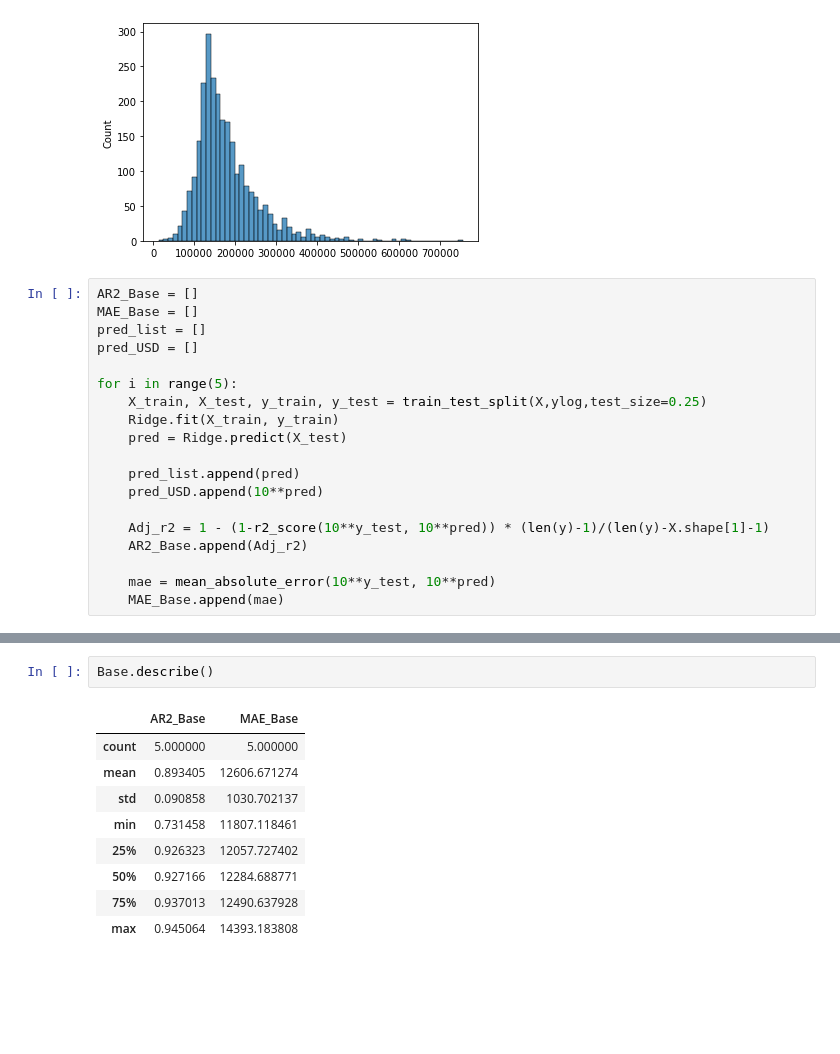
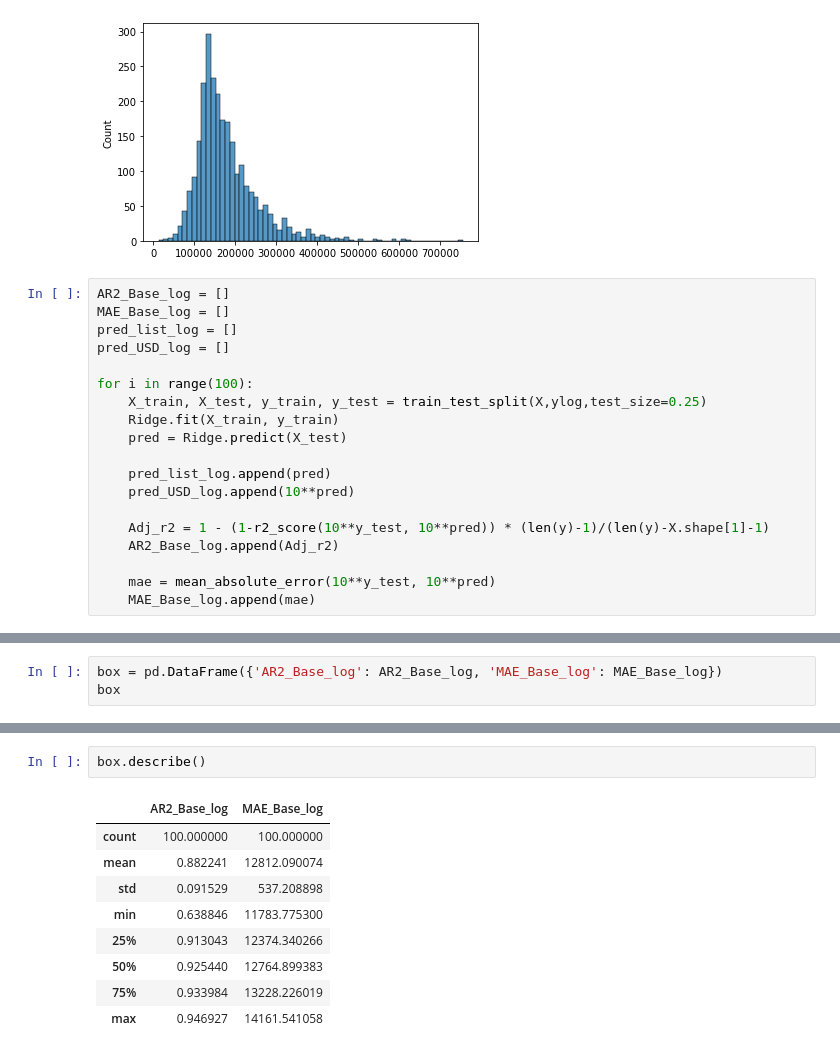
Before and after one commit to BPM1401/Go-Big-Or-Go-Home, a Jupyter notebook: Model Performance/Transformations/Log(Price)/Log10(Price)_Ridge.ipynb, the cells around one changed output, grey strips where cells are left out. Saved outputs shown, nothing was run; the diff lists cells and outputs as text; blank space fills up the shorter version.

```diff
--- a/Model Performance/Transformations/Log(Price)/Log10(Price)_Ridge.ipynb
+++ b/Model Performance/Transformations/Log(Price)/Log10(Price)_Ridge.ipynb
@@ -32,21 +32,21 @@ sns.histplot(10**ylog);
 # %% [output]
 [figure]
 # %%
-AR2_Base = []
-MAE_Base = []
-pred_list = []
-pred_USD = []
+AR2_Base_log = []
+MAE_Base_log = []
+pred_list_log = []
+pred_USD_log = []
 
-for i in range(5):
+for i in range(100):
     X_train, X_test, y_train, y_test = train_test_split(X,ylog,test_size=0.25)
     Ridge.fit(X_train, y_train)
     pred = Ridge.predict(X_test)
 
-    pred_list.append(pred)
-    pred_USD.append(10**pred)
+    pred_list_log.append(pred)
+    pred_USD_log.append(10**pred)
 
     Adj_r2 = 1 - (1-r2_score(10**y_test, 10**pred)) * (len(y)-1)/(len(y)-X.shape[1]-1)
-    AR2_Base.append(Adj_r2)
+    AR2_Base_log.append(Adj_r2)
 
     mae = mean_absolute_error(10**y_test, 10**pred)
-    MAE_Base.append(mae)
+    MAE_Base_log.append(mae)
@@ -207,0 +53,3 @@ Base
+# %%
+box = pd.DataFrame({'AR2_Base_log': AR2_Base_log, 'MAE_Base_log': MAE_Base_log})
+box
@@ -208,12 +74,12 @@ Base
 # %%
-Base.describe()
+box.describe()
 # %% [output]
-|  | AR2_Base | MAE_Base |
-| count | 5.000000 | 5.000000 |
-| mean | 0.893405 | 12606.671274 |
-| std | 0.090858 | 1030.702137 |
-| min | 0.731458 | 11807.118461 |
-| 25% | 0.926323 | 12057.727402 |
-| 50% | 0.927166 | 12284.688771 |
-| 75% | 0.937013 | 12490.637928 |
-| max | 0.945064 | 14393.183808 |
+|  | AR2_Base_log | MAE_Base_log |
+| count | 100.000000 | 100.000000 |
+| mean | 0.882241 | 12812.090074 |
+| std | 0.091529 | 537.208898 |
+| min | 0.638846 | 11783.775300 |
+| 25% | 0.913043 | 12374.340266 |
+| 50% | 0.925440 | 12764.899383 |
+| 75% | 0.933984 | 13228.226019 |
+| max | 0.946927 | 14161.541058 |
```
Also changed, not shown: parts of 20 cells of this notebook, 2 other files.
